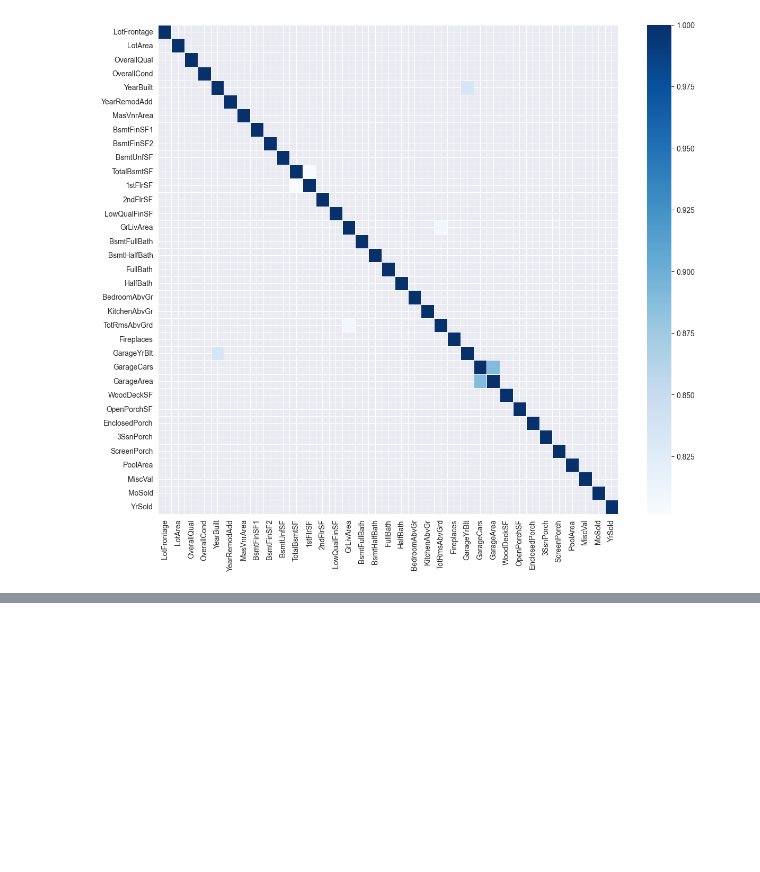
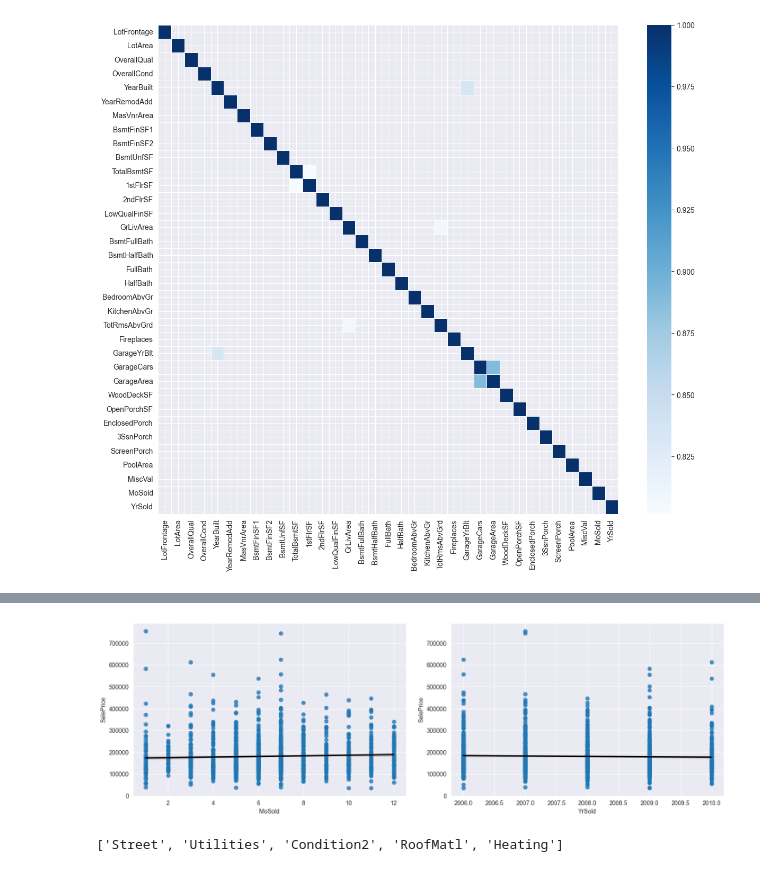
Before and after one commit to t734070824/my-projects, a Jupyter notebook: Housing-Prices-Competition/Housing-Prices-Competition.ipynb, the cells around one changed output, grey strips where cells are left out. Cells and saved outputs as stored; diff of their text form; code cells hidden in the pictures; blank space fills up the shorter version.

```diff
--- a/Housing-Prices-Competition/Housing-Prices-Competition.ipynb
+++ b/Housing-Prices-Competition/Housing-Prices-Competition.ipynb
@@ -139,0 +187,7 @@ sns.heatmap(correlation, mask = correlation <0.8, linewidth=0.5, cmap='Blues')
+# %%
+fig,axes = plt.subplots(1,2, figsize=(15,5))
+sns.regplot(x=numeric_train['MoSold'], y='SalePrice', data=numeric_train, ax = axes[0], line_kws={'color':'black'})
+sns.regplot(x=numeric_train['YrSold'], y='SalePrice', data=numeric_train, ax = axes[1],line_kws={'color':'black'})
+fig.tight_layout(pad=2.0)
+# %% [output]
+[figure, added]
@@ -139,0 +197,14 @@ sns.heatmap(correlation, mask = correlation <0.8, linewidth=0.5, cmap='Blues')
+# %%
+cat_col = X.select_dtypes(include=['object']).columns
+overfit_cat = []
+for i in cat_col:
+    counts = X[i].value_counts()
+    zeros = counts.iloc[0]
+    if zeros / len(X) * 100 > 96:
+        overfit_cat.append(i)
+
+overfit_cat = list(overfit_cat)
+print(overfit_cat)
+X = X.drop(overfit_cat, axis=1)
+# %% [output]
+['Street', 'Utilities', 'Condition2', 'RoofMatl', 'Heating']
```
Also changed, not shown: parts of 44 cells of this notebook, 2 other files.
